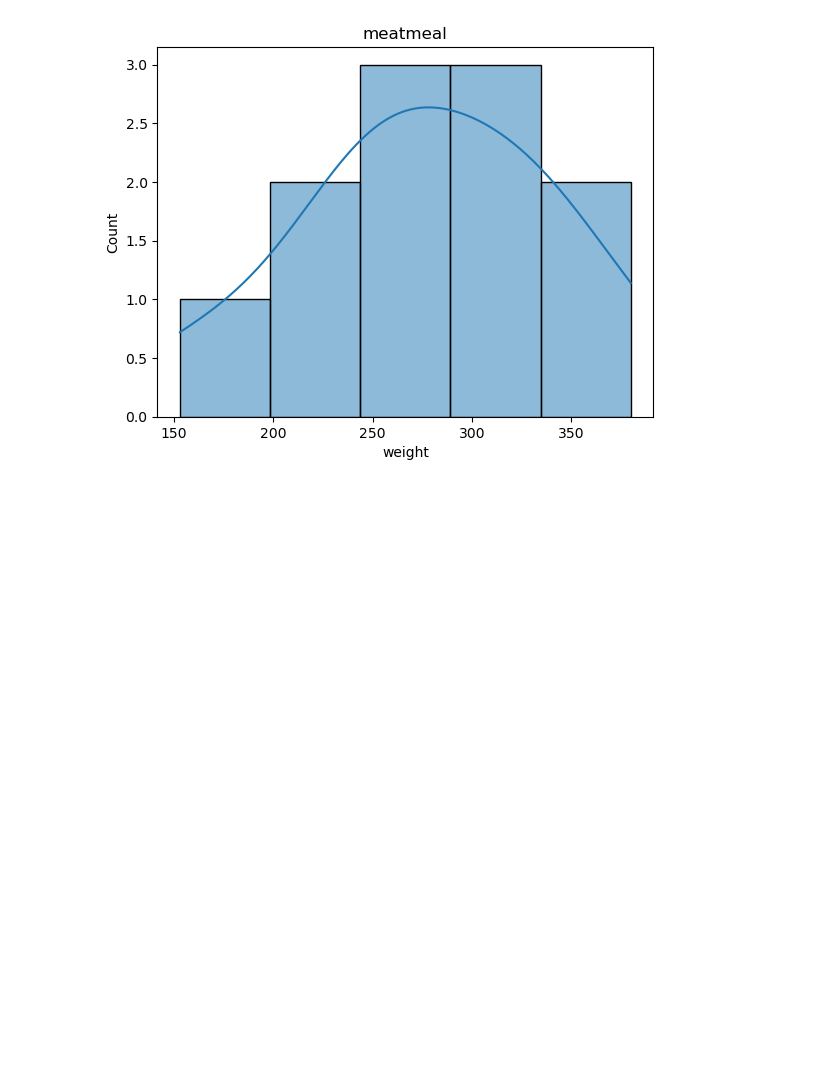
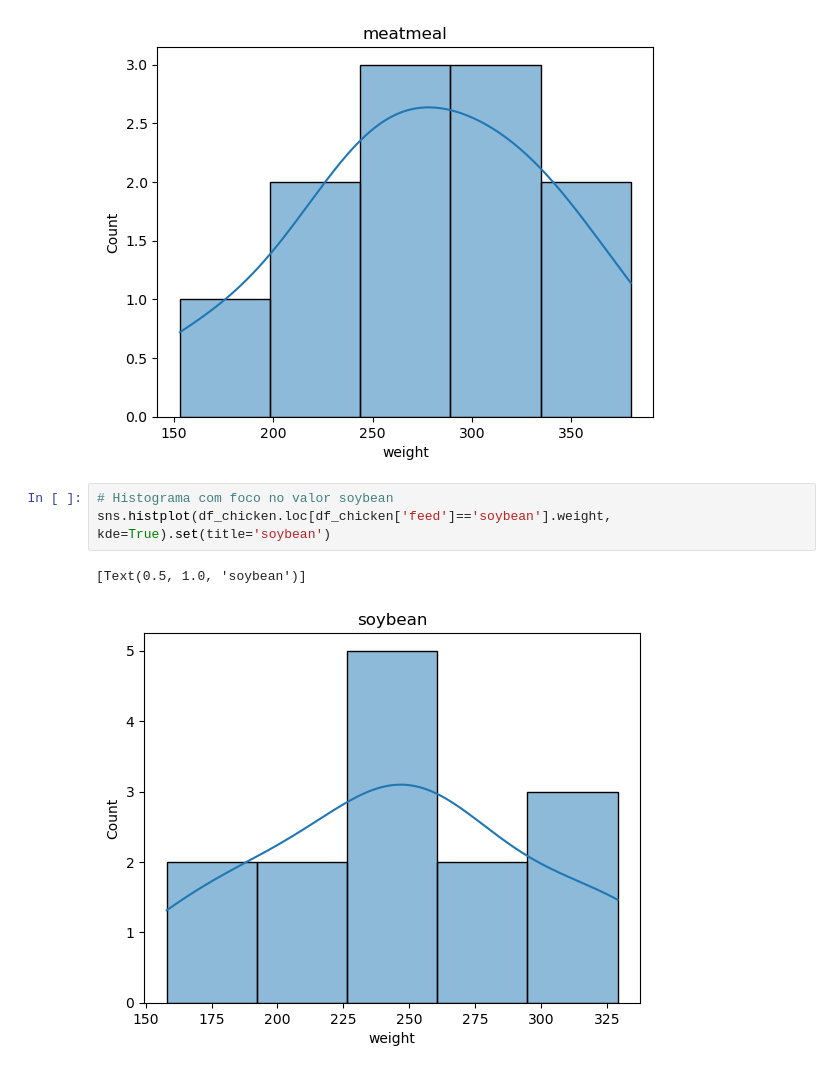
Before and after one commit to oderlanfreire/DataScience-Study, a Jupyter notebook: graficos-visualizacao-e-dashboards/notebooks/script.ipynb, the cells around one changed output. Cells and saved outputs as stored; diff of their text form; blank space fills up the shorter version.

```diff
--- a/graficos-visualizacao-e-dashboards/notebooks/script.ipynb
+++ b/graficos-visualizacao-e-dashboards/notebooks/script.ipynb
@@ -351,3 +352,9 @@ sns.histplot(df_chicken.loc[df_chicken['feed'] == 'meatmeal'].weight, kde=True).
 # %% [output]
 [Text(0.5, 1.0, 'meatmeal')]
 [figure]
+# %%
+# Histograma com foco no valor soybean
+sns.histplot(df_chicken.loc[df_chicken['feed']=='soybean'].weight, kde=True).set(title='soybean')
+# %% [output]
+[Text(0.5, 1.0, 'soybean')]
+[figure, added]
```
Also changed, not shown: parts of 18 cells of this notebook, 3 other files.
